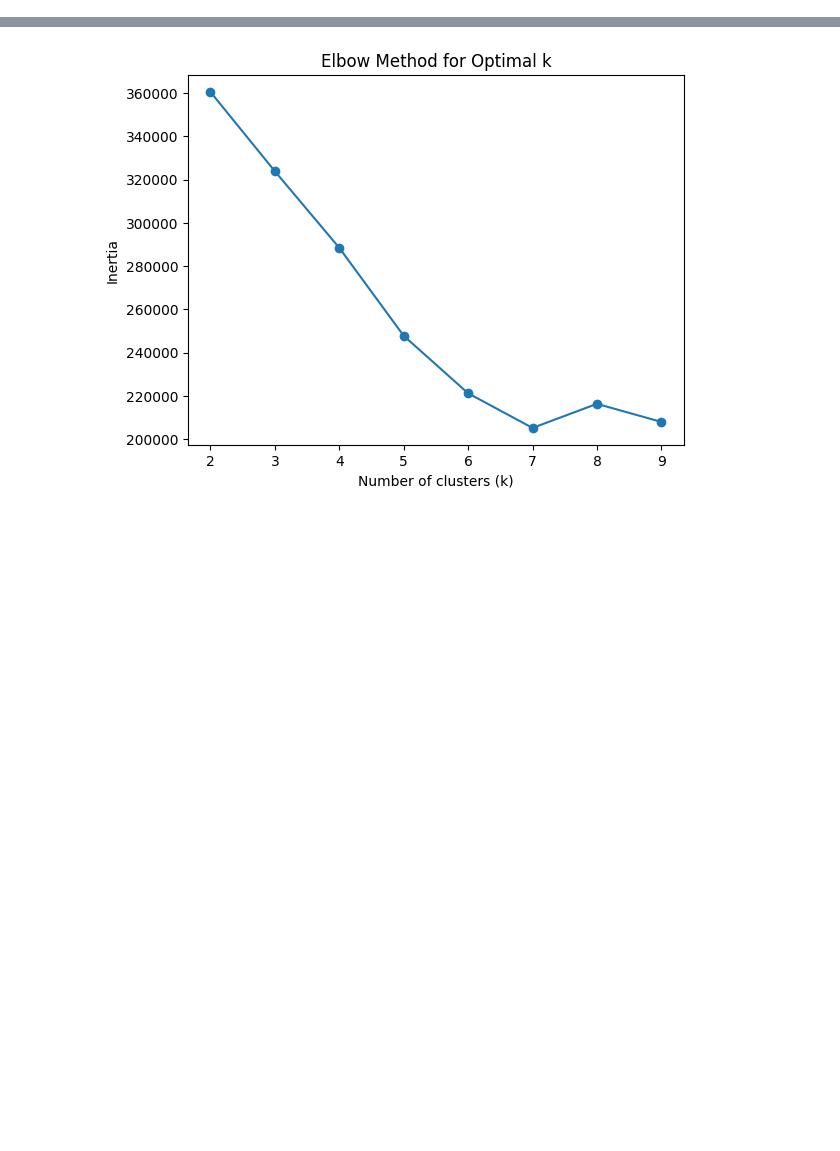
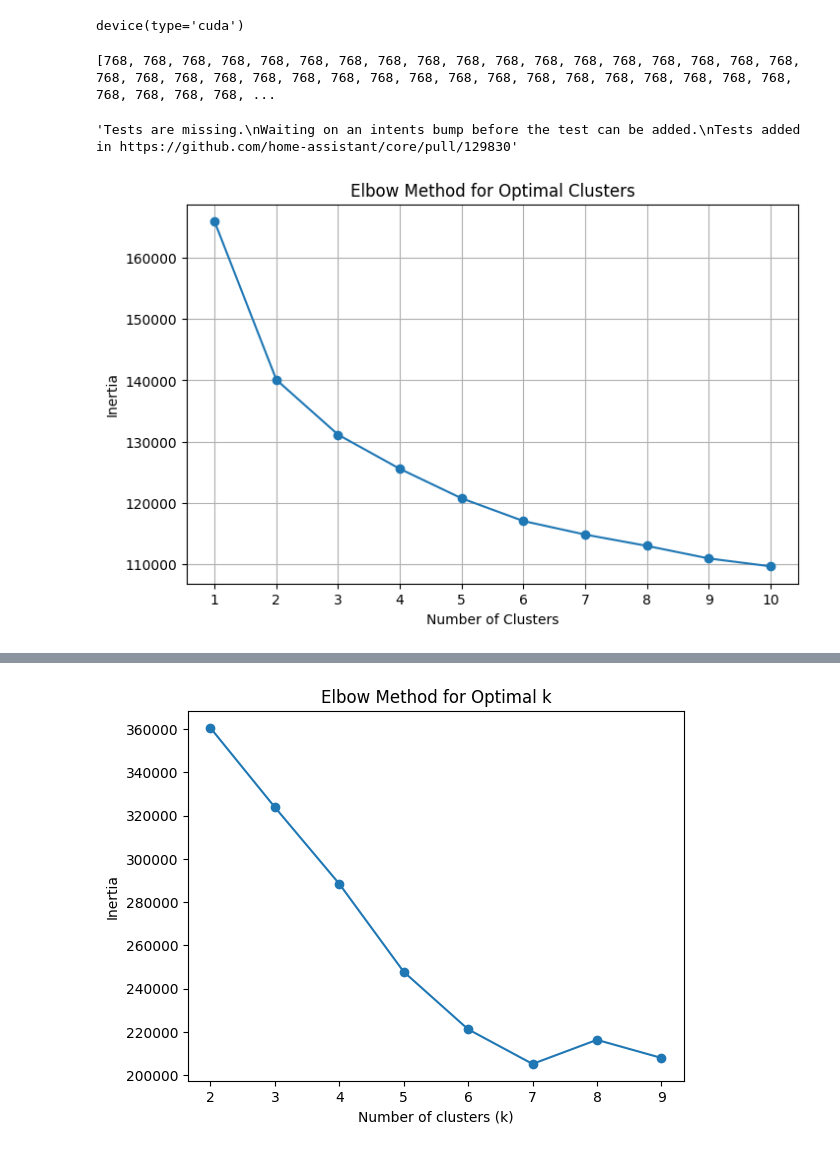
Before and after one commit to Jiangonal/HA-Eco-1, a Jupyter notebook: clustering.ipynb, the cells around one changed output, grey strips where cells are left out. Saved outputs shown, nothing was run; the diff lists cells and outputs as text; code cells hidden in the pictures; blank space fills up the shorter version.

```diff
--- a/clustering.ipynb
+++ b/clustering.ipynb
@@ -30,0 +85,44 @@ df.head()
+# %%
+
+tokenizer = BertTokenizer.from_pretrained('bert-base-uncased')
+device = torch.device("cuda" if torch.cuda.is_available() else "cpu")
+model = BertModel.from_pretrained('bert-base-uncased')
+model = model.to(device)
+# %%
+device
+# %% [output]
+device(type='cuda')
+# %%
+def get_bert_embedding(text):
+    # Tokenize the input and move inputs to the GPU
+    inputs = tokenizer(text, return_tensors="pt", truncation=True, padding=True, max_length=512).to(device)
+    with torch.no_grad():
+        outputs = model(**inputs)
+    # Use the [CLS] token embedding as the sentence embedding
+    embedding = outputs.last_hidden_state[:, 0, :].squeeze().cpu().numpy()  # Move output back to CPU
+    return embedding
+
+# Generate embeddings for each comment
+embeddings = df['processed_comments'].apply(get_bert_embedding).tolist()
+# %%
+# Check for mismatched shapes
+embedding_lengths = [len(e) if isinstance(e, (list, np.ndarray, torch.Tensor)) else 0 for e in embeddings]
+print(embedding_lengths)  # List of lengths of each embedding
+# %% [output]
+[768, 768, 768, 768, 768, 768, 768, 768, 768, 768, 768, 768, 768, 768, 768, 768, 768, 768, 768, 768, 768, 768, 768, 768, 768, 768, 768, 768, 768, 768, 768, 768, 768, 768, 768, 768, 768, 768, 768, 768, ...
+# %%
+def remove_markers(text):
+    # Remove "Thread" and "Reply" markers
+    text = re.sub(r"Thread:\s*", "", text, flags=re.IGNORECASE)
+    text = re.sub(r"Replies:\s*", "", text, flags=re.IGNORECASE)
+    url_pattern = r"http[s]?://(?:[a-zA-Z]|[0-9]|[$-_@.&+]|[!*\\(\\),]|(?:%[0-9a-fA-F][0-9a-fA-F]))+"
+    # Replace all matches with "[link]"
+    re.sub(url_pattern, "[link]", text)
+
+    return text.strip()
+
+# Apply the function to remove markers
+df['clustering_comments'] = df['processed_comments'].apply(remove_markers)
+df['clustering_comments'][0]
+# %% [output]
+'Tests are missing.\nWaiting on an intents bump before the test can be added.\nTests added in https://github.com/home-assistant/core/pull/129830'
@@ -30,0 +155,24 @@ df.head()
+# %%
+# Function to calculate inertia for different numbers of clusters
+def elbow_method(embeddings, max_k=10):
+    inertia = []
+    for k in range(1, max_k + 1):
+        kmeans = KMeans(n_clusters=k, random_state=42)
+        kmeans.fit(embeddings)
+        inertia.append(kmeans.inertia_)
+    return inertia
+
+# Calculate inertia values
+inertia_values = elbow_method(embeddings, max_k=10)
+
+# Plot the elbow curve
+plt.figure(figsize=(8, 5))
+plt.plot(range(1, 11), inertia_values, marker='o')
+plt.title('Elbow Method for Optimal Clusters')
+plt.xlabel('Number of Clusters')
+plt.ylabel('Inertia')
+plt.xticks(range(1, 11))
+plt.grid()
+plt.show()
+# %% [output]
+[figure, added]
```
Also changed, not shown: parts of 15 cells of this notebook, 5 other files.
